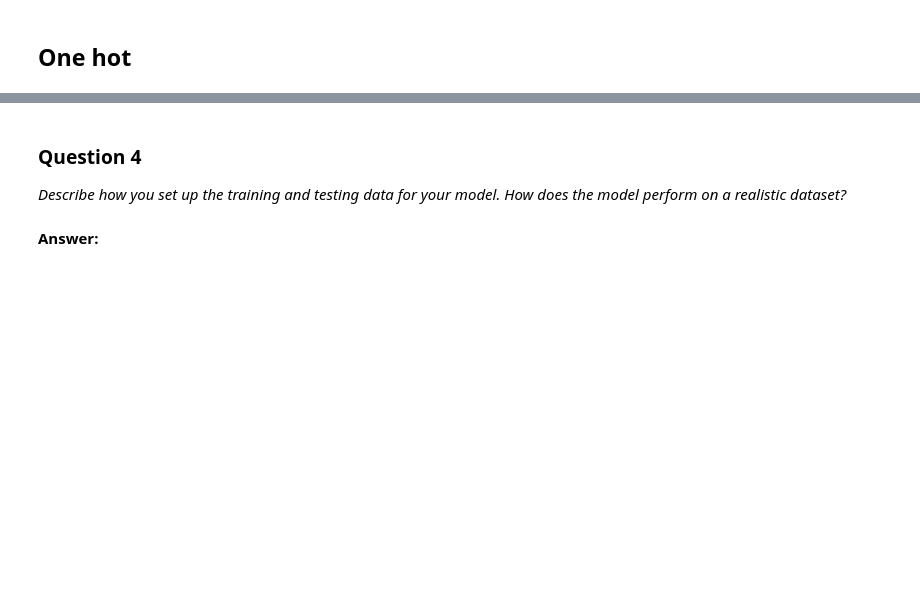
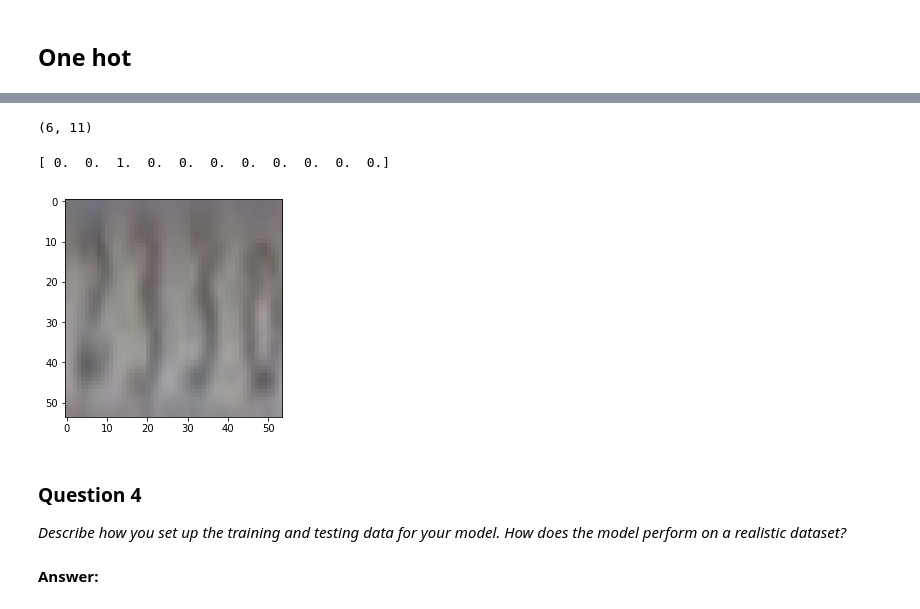
Before and after one commit to mamundson41/machine-learning, a Jupyter notebook: projects/digit_recognition/digit_recognition_SVHN.ipynb, the cells around one changed output, grey strips where cells are left out. Cells and saved outputs as stored; diff of their text form; code cells hidden in the pictures; blank space fills up the shorter version.

```diff
--- a/projects/digit_recognition/digit_recognition_SVHN.ipynb
+++ b/projects/digit_recognition/digit_recognition_SVHN.ipynb
@@ -159,0 +222,35 @@ NameError: name 'train_data' is not defined
+# %%
+start_index = 0
+stop_index = 4000
+batch = {}
+train_path = 'train/train/'
+for key in data:
+    batch[key]=data[key][start_index:stop_index]
+batch['image']=image_read(batch['names'],train_path)
+#crop_scale(batch)
+for itr in xrange(100):
+    plt.figure()
+    plt.imshow(batch['image'][itr])
+    print batch['label'][itr]
+# %%
+
+#batch['image'] = np.stack(batch['image'])/255.0-1.0
+for itr in xrange(100):
+    plt.figure()
+    plt.imshow(batch['image'][itr])
+    print batch['label'][itr]
+# %%
+start_index = 0
+stop_index = 4000
+for key in data:
+    batch[key]=data[key][start_index:stop_index]
+batch['image']=image_read(batch['names'],train_path)
+crop_scale(batch)
+batch['label_list']=[]
+for itr in range(0,5):
+    batch['label_list'].append(batch['hot_label'][:,itr,:])
+batch['label_list'].append(batch['hot_label'][:,5,1:6])
+batch['image'] = np.stack(batch['image'])/255.0-1.0
+# Fit the model
+#print conv_net.evaluate(batch['image'],batch['label_list'],batch_size=400)
+#print conv_net.metrics_names
@@ -160,3 +307,17 @@ NameError: name 'train_data' is not defined
+# %%
+probs = np.stack(probs)
+print probs.shape
+class_weight = {}
+for
+# %% [output]
+(6, 11)
+# %%
+plt.figure()
+plt.imshow(batch['image'][100])
+print batch['label_list'][0][100]
+# %% [output]
+[ 0.  0.  1.  0.  0.  0.  0.  0.  0.  0.  0.]
+[figure, added]
 # %%
 # Final evaluation of the model
 predictions = conv_net.predict(test_data,batch_size=200, verbose=1)
```
Also changed, not shown: parts of 18 cells of this notebook, 4 other files.
